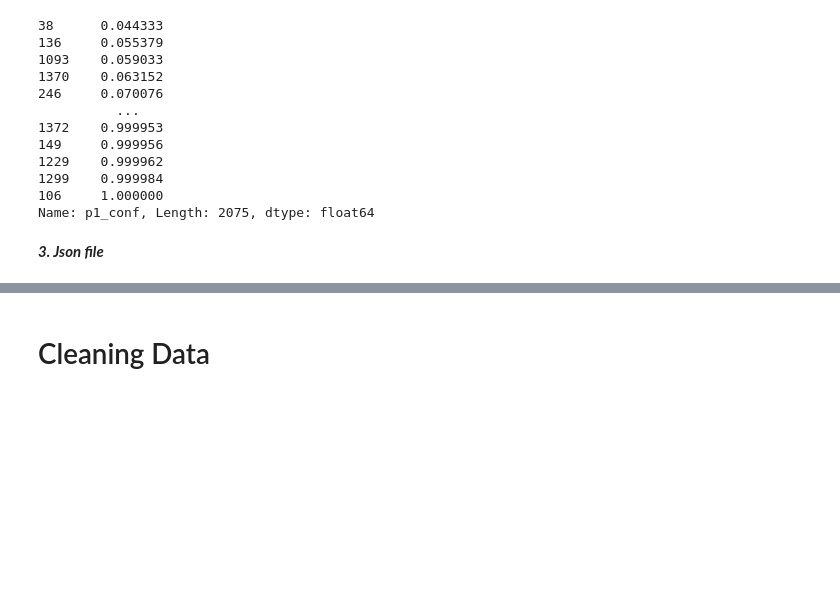
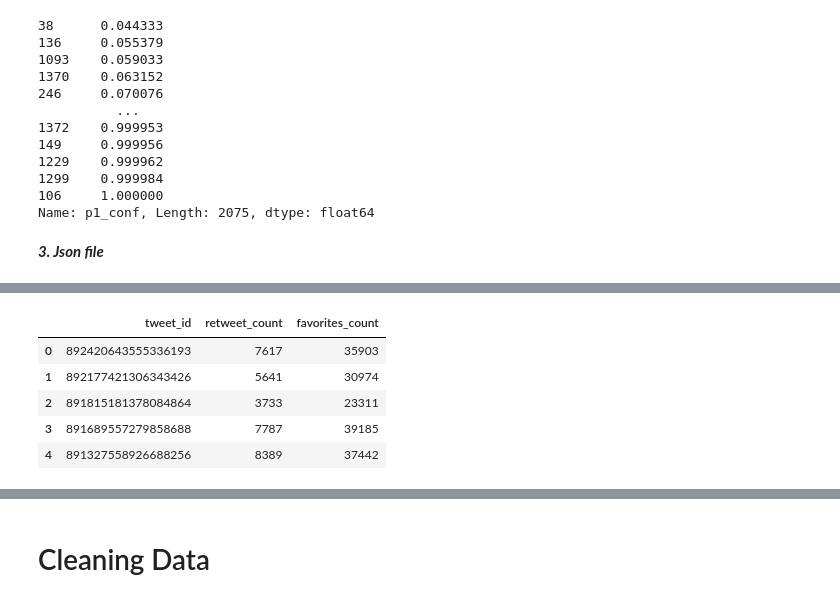
Before and after one commit to khatirinejad/data-wrangle-project, a Jupyter notebook: wrangle_act.ipynb, the cells around one changed output, grey strips where cells are left out. Saved outputs shown, nothing was run; the diff lists cells and outputs as text; code cells hidden in the pictures; blank space fills up the shorter version.

```diff
--- a/wrangle_act.ipynb
+++ b/wrangle_act.ipynb
@@ -516,3 +527,12 @@ df_tweet.shape
+# %%
+df_tweet.head()
+# %% [output]
+|  | tweet_id | retweet_count | favorites_count |
+| 0 | 892420643555336193 | 7617 | 35903 |
+| 1 | 892177421306343426 | 5641 | 30974 |
+| 2 | 891815181378084864 | 3733 | 23311 |
+| 3 | 891689557279858688 | 7787 | 39185 |
+| 4 | 891327558926688256 | 8389 | 37442 |
 # %%
 df_tweet.describe()
 # %% [output]
```
Also changed, not shown: parts of 26 cells of this notebook.
